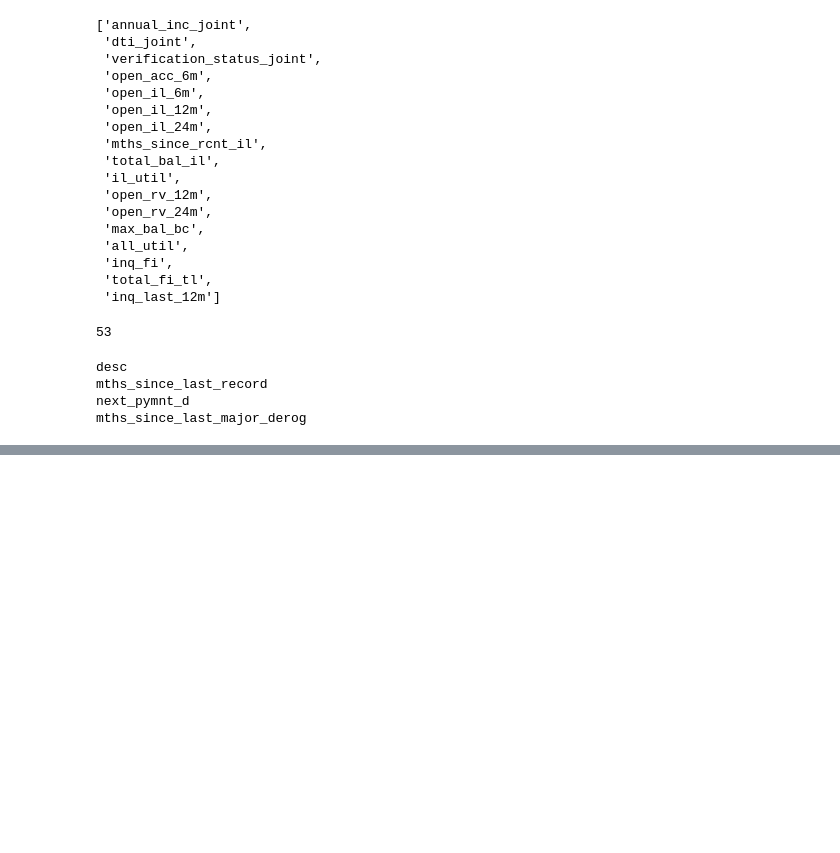
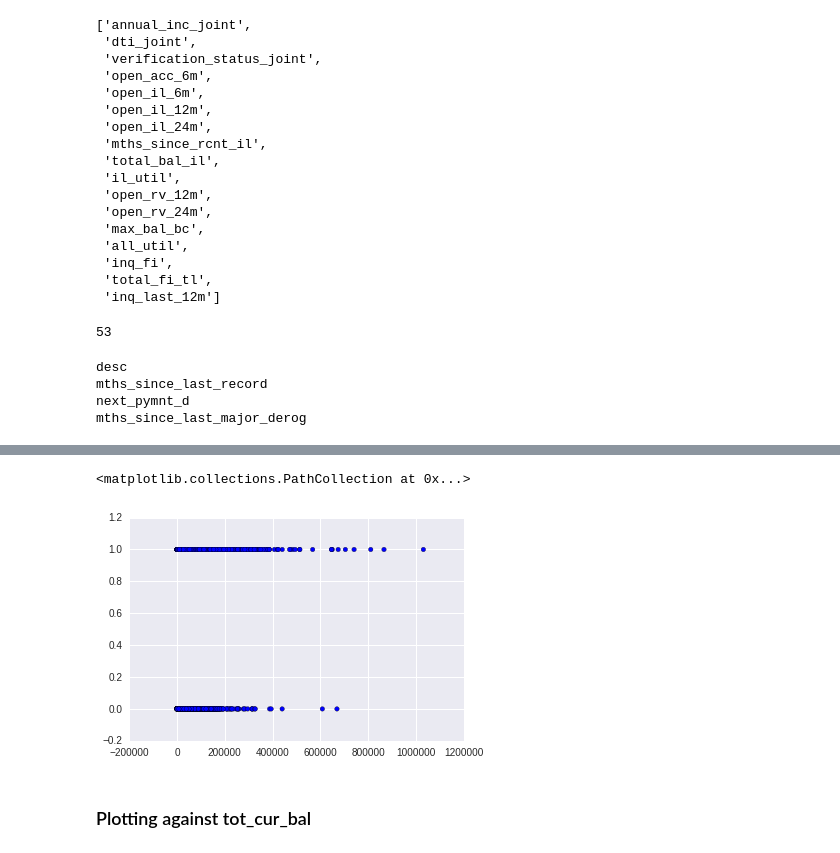
Before and after one commit to aligeekk/loan_evaluation, a Jupyter notebook: lending_club_analysis.ipynb, the cells around one changed output, grey strips where cells are left out. Drawn from its saved outputs; the diff is of its cells as text; code cells hidden in the pictures; blank space fills up the shorter version.

Commit message:
add plots

```diff
--- a/lending_club_analysis.ipynb
+++ b/lending_club_analysis.ipynb
@@ -553,0 +555,7 @@ mths_since_last_major_derog
+# %%
+plt.scatter(df.total_credit_rv, df.loan_status)
+# %% [output]
+<matplotlib.collections.PathCollection at 0x...>
+[figure, added]
+# %% [markdown]
+### Plotting against tot_cur_bal
```
Also changed, not shown: parts of 60 cells of this notebook.
